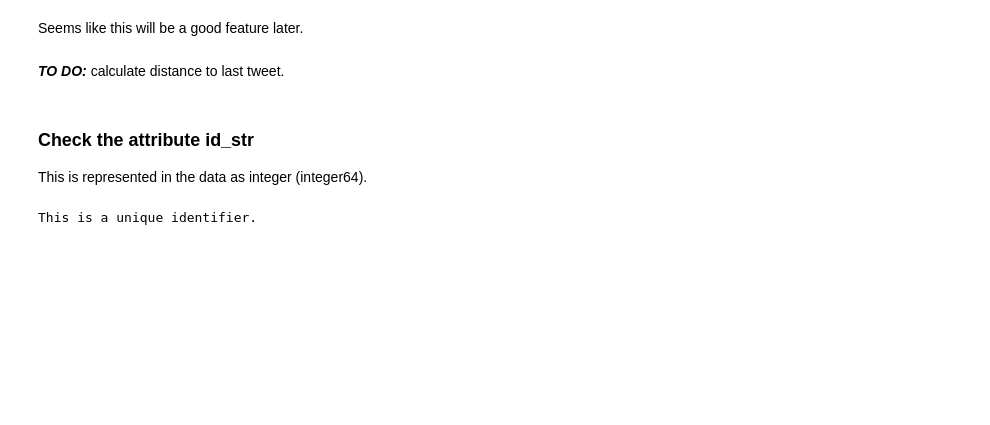
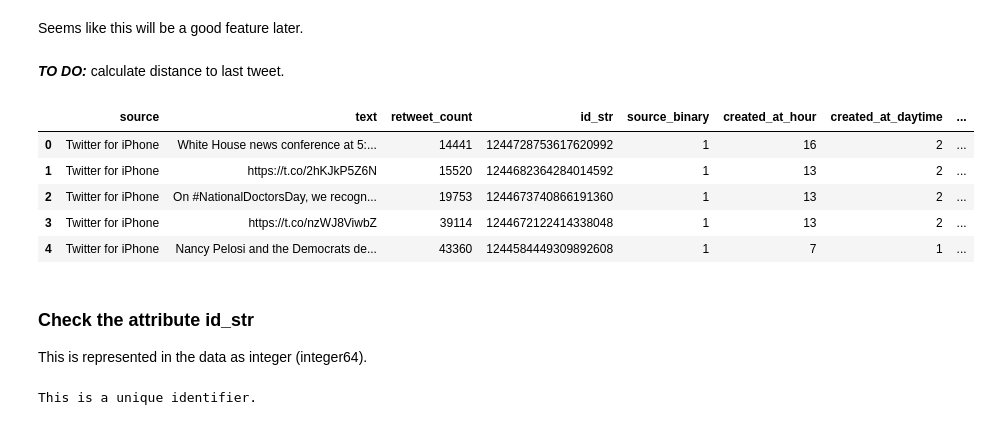
Before and after one commit to JakobLangenbahn/predict_realdonaldtrump_retweets, a Jupyter notebook: Predicting Trumps Retweets.ipynb, the cells around one changed output. Drawn from its saved outputs; the diff is of its cells as text; code cells hidden in the pictures; blank space fills up the shorter version.

```diff
--- a/Predicting Trumps Retweets.ipynb
+++ b/Predicting Trumps Retweets.ipynb
@@ -367,6 +368,17 @@ twitterdata.groupby("created_at_age_months").median()["retweet_count"].plot.line
 Seems like this will be a good feature later.
 # %% [markdown]
 ***TO DO:*** calculate distance to last tweet.
+# %%
+twitterdata = twitterdata.drop(["created_at","created_at_utc","created_at_date","created_at_age_months"], axis=1)
+# %%
+twitterdata.head()
+# %% [output]
+|  | source | text | retweet_count | id_str | source_binary | created_at_hour | created_at_daytime | ... |
+| 0 | Twitter for iPhone | White House news conference at 5:... | 14441 | 1244728753617620992 | 1 | 16 | 2 | ... |
+| 1 | Twitter for iPhone | https://t.co/2hKJkP5Z6N | 15520 | 1244682364284014592 | 1 | 13 | 2 | ... |
+| 2 | Twitter for iPhone | On #NationalDoctorsDay, we recogn... | 19753 | 1244673740866191360 | 1 | 13 | 2 | ... |
+| 3 | Twitter for iPhone | https://t.co/nzWJ8ViwbZ | 39114 | 1244672122414338048 | 1 | 13 | 2 | ... |
+| 4 | Twitter for iPhone | Nancy Pelosi and the Democrats de... | 43360 | 1244584449309892608 | 1 | 7 | 1 | ... |
 # %% [markdown]
 ### Check the attribute  id_str
 This is represented in the data as integer (integer64).
```
Also changed, not shown: parts of 83 cells of this notebook.
